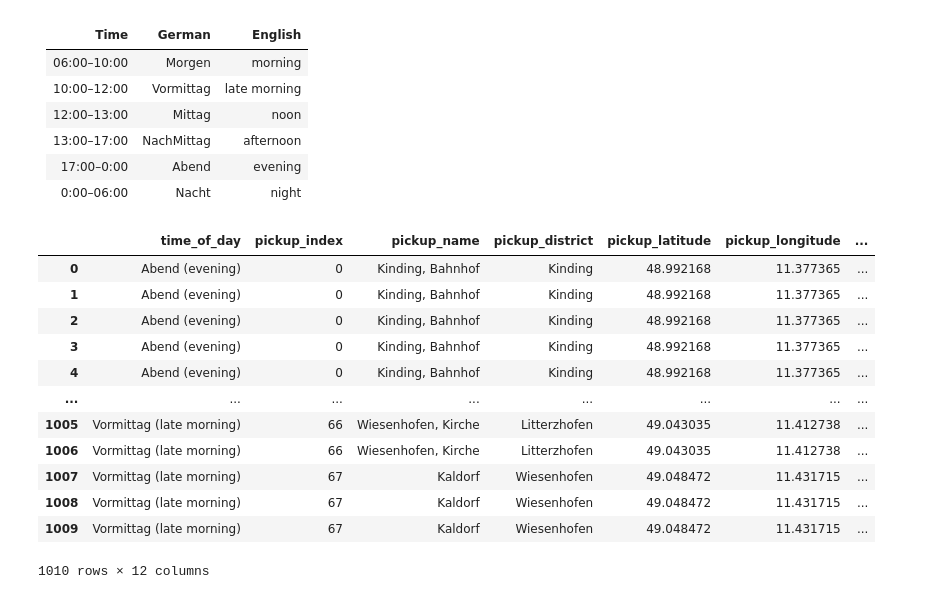
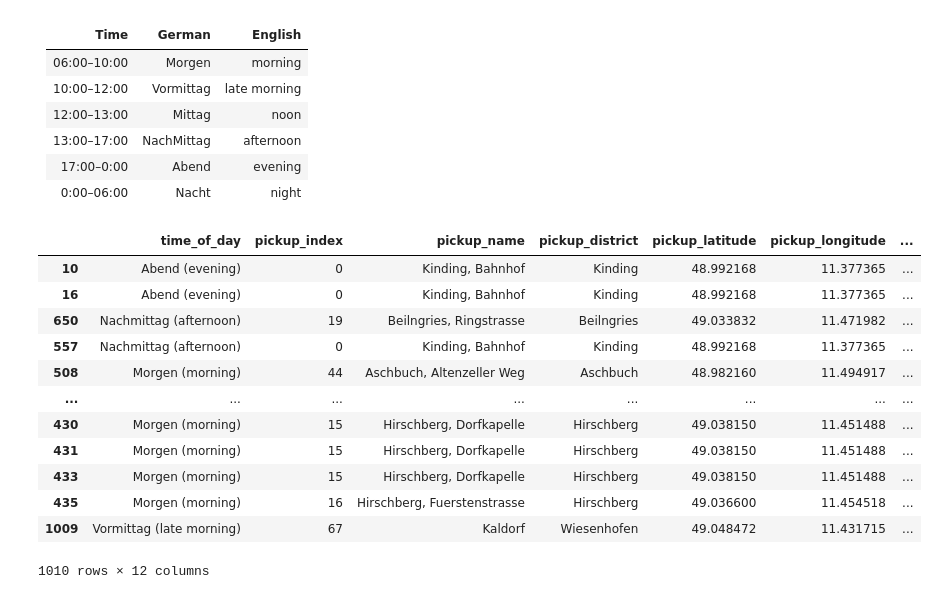
Before and after one commit to nairjayesh/vgi_hackathon_2024, a Jupyter notebook: data.ipynb, the cells around one changed output. Cells and saved outputs as stored; diff of their text form; code cells hidden in the pictures.

Commit message:
Add sort_values

```diff
--- a/data.ipynb
+++ b/data.ipynb
@@ -97,27 +97,28 @@ def categorize_time_of_day(hour):
 # %%
 
 travel_pattern = merged_data.copy()
 travel_pattern['time_of_day'] = merged_data['Actual Pickup Time'].dt.hour.apply(categorize_time_of_day)
 
 
 
 travel_pattern = travel_pattern.groupby(['time_of_day', 'pickup_index', 'pickup_name', 'pickup_district', 'pickup_latitude', 'pickup_longitude', 'index_dropoff', \
-                                               'name_dropoff', 'district_dropoff', 'latitude_dropoff', 'longitude_dropoff'])['Passengers'] \
-                                            .sum() \
-                                            .reset_index(name="Frequency")
+                                               'name_dropoff', 'district_dropoff', 'latitude_dropoff', 'longitude_dropoff']) \
+                                            .size() \
+                                            .reset_index(name="Frequency") \
+                                            .sort_values(by='Frequency', ascending=False)
 
 travel_pattern
 # %% [output]
 |  | time_of_day | pickup_index | pickup_name | pickup_district | pickup_latitude | pickup_longitude | ... |
-| 0 | Abend (evening) | 0 | Kinding, Bahnhof | Kinding | 48.992168 | 11.377365 | ... |
-| 1 | Abend (evening) | 0 | Kinding, Bahnhof | Kinding | 48.992168 | 11.377365 | ... |
-| 2 | Abend (evening) | 0 | Kinding, Bahnhof | Kinding | 48.992168 | 11.377365 | ... |
-| 3 | Abend (evening) | 0 | Kinding, Bahnhof | Kinding | 48.992168 | 11.377365 | ... |
-| 4 | Abend (evening) | 0 | Kinding, Bahnhof | Kinding | 48.992168 | 11.377365 | ... |
+| 10 | Abend (evening) | 0 | Kinding, Bahnhof | Kinding | 48.992168 | 11.377365 | ... |
+| 16 | Abend (evening) | 0 | Kinding, Bahnhof | Kinding | 48.992168 | 11.377365 | ... |
+| 650 | Nachmittag (afternoon) | 19 | Beilngries, Ringstrasse | Beilngries | 49.033832 | 11.471982 | ... |
+| 557 | Nachmittag (afternoon) | 0 | Kinding, Bahnhof | Kinding | 48.992168 | 11.377365 | ... |
+| 508 | Morgen (morning) | 44 | Aschbuch, Altenzeller Weg | Aschbuch | 48.982160 | 11.494917 | ... |
 | ... | ... | ... | ... | ... | ... | ... | ... |
-| 1005 | Vormittag (late morning) | 66 | Wiesenhofen, Kirche | Litterzhofen | 49.043035 | 11.412738 | ... |
-| 1006 | Vormittag (late morning) | 66 | Wiesenhofen, Kirche | Litterzhofen | 49.043035 | 11.412738 | ... |
-| 1007 | Vormittag (late morning) | 67 | Kaldorf | Wiesenhofen | 49.048472 | 11.431715 | ... |
-| 1008 | Vormittag (late morning) | 67 | Kaldorf | Wiesenhofen | 49.048472 | 11.431715 | ... |
+| 430 | Morgen (morning) | 15 | Hirschberg, Dorfkapelle | Hirschberg | 49.038150 | 11.451488 | ... |
+| 431 | Morgen (morning) | 15 | Hirschberg, Dorfkapelle | Hirschberg | 49.038150 | 11.451488 | ... |
+| 433 | Morgen (morning) | 15 | Hirschberg, Dorfkapelle | Hirschberg | 49.038150 | 11.451488 | ... |
+| 435 | Morgen (morning) | 16 | Hirschberg, Fuerstenstrasse | Hirschberg | 49.036600 | 11.454518 | ... |
 | 1009 | Vormittag (late morning) | 67 | Kaldorf | Wiesenhofen | 49.048472 | 11.431715 | ... |
 1010 rows × 12 columns
```
